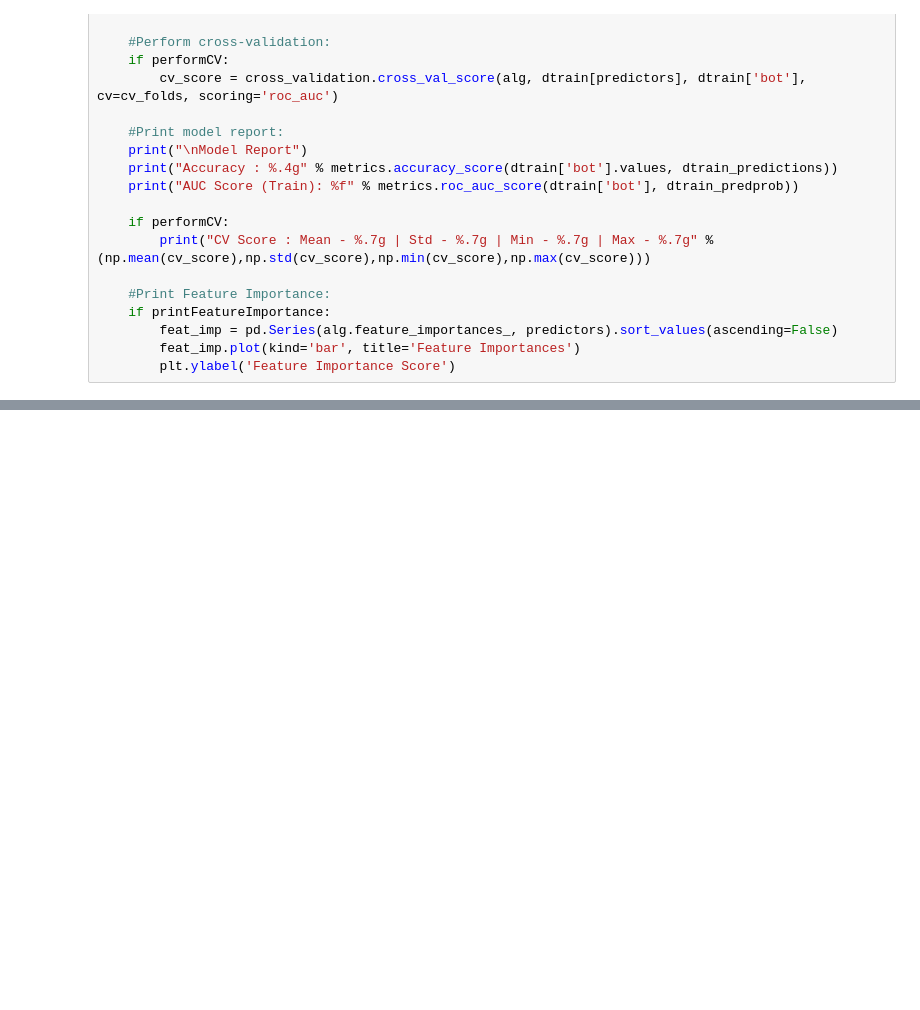
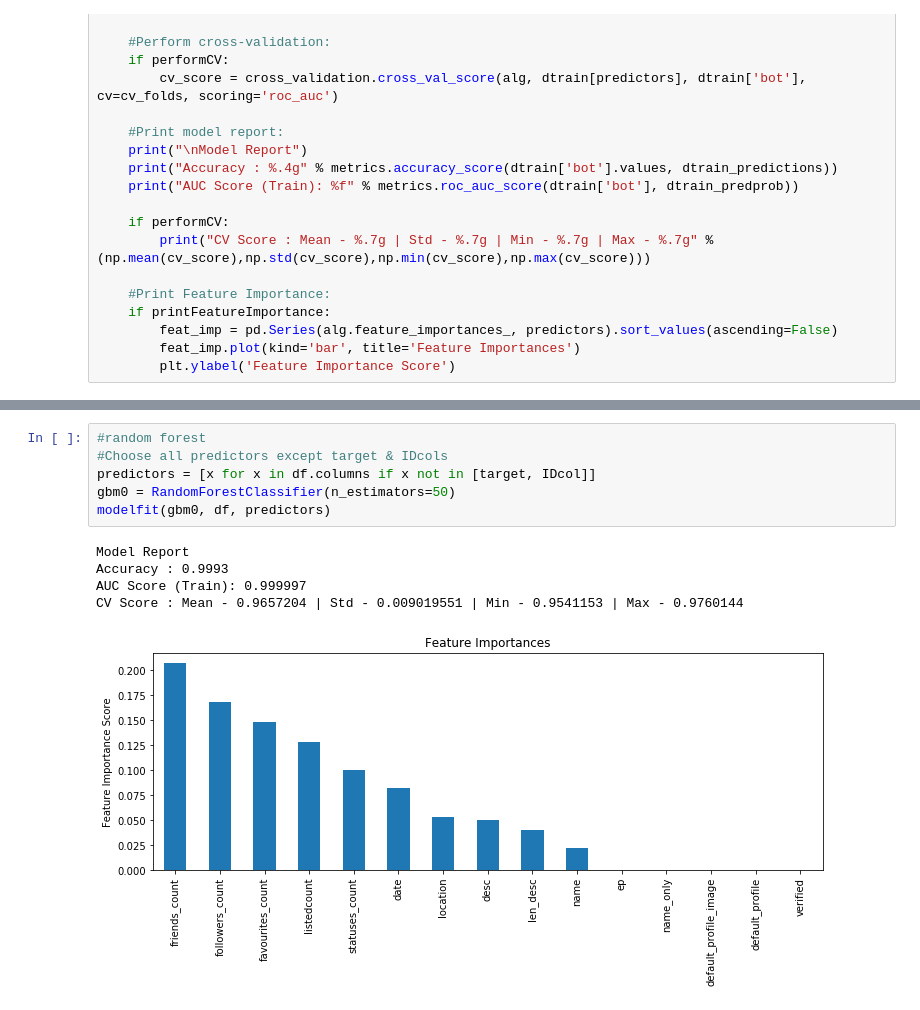
Before and after one commit to chinmayms/twitterbot, a Jupyter notebook: Graphing for different algorithms.ipynb, the cells around one changed output, grey strips where cells are left out. Drawn from its saved outputs; the diff is of its cells as text; blank space fills up the shorter version.

```diff
--- a/Graphing for different algorithms.ipynb
+++ b/Graphing for different algorithms.ipynb
@@ -164,0 +252,12 @@ CV Score : Mean - 0.8390708 | Std - 0.0187063 | Min - 0.8098934 | Max - 0.862181
+# %%
+#random forest
+#Choose all predictors except target & IDcols
+predictors = [x for x in df.columns if x not in [target, IDcol]]
+gbm0 = RandomForestClassifier(n_estimators=50)
+modelfit(gbm0, df, predictors)
+# %% [output]
+Model Report
+Accuracy : 0.9993
+AUC Score (Train): 0.999997
+CV Score : Mean - 0.9657204 | Std - 0.009019551 | Min - 0.9541153 | Max - 0.9760144
+[figure, added]
```
Also changed, not shown: parts of 9 cells of this notebook.
